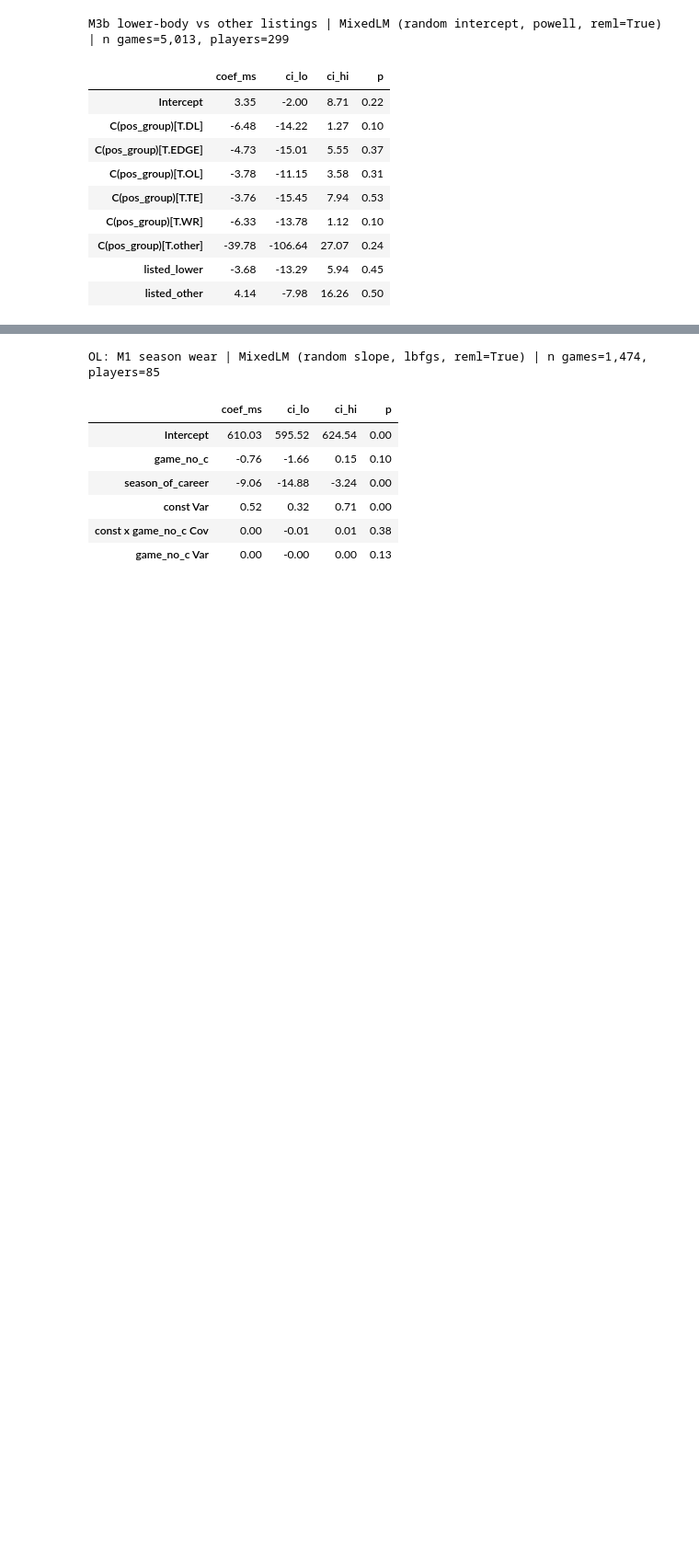
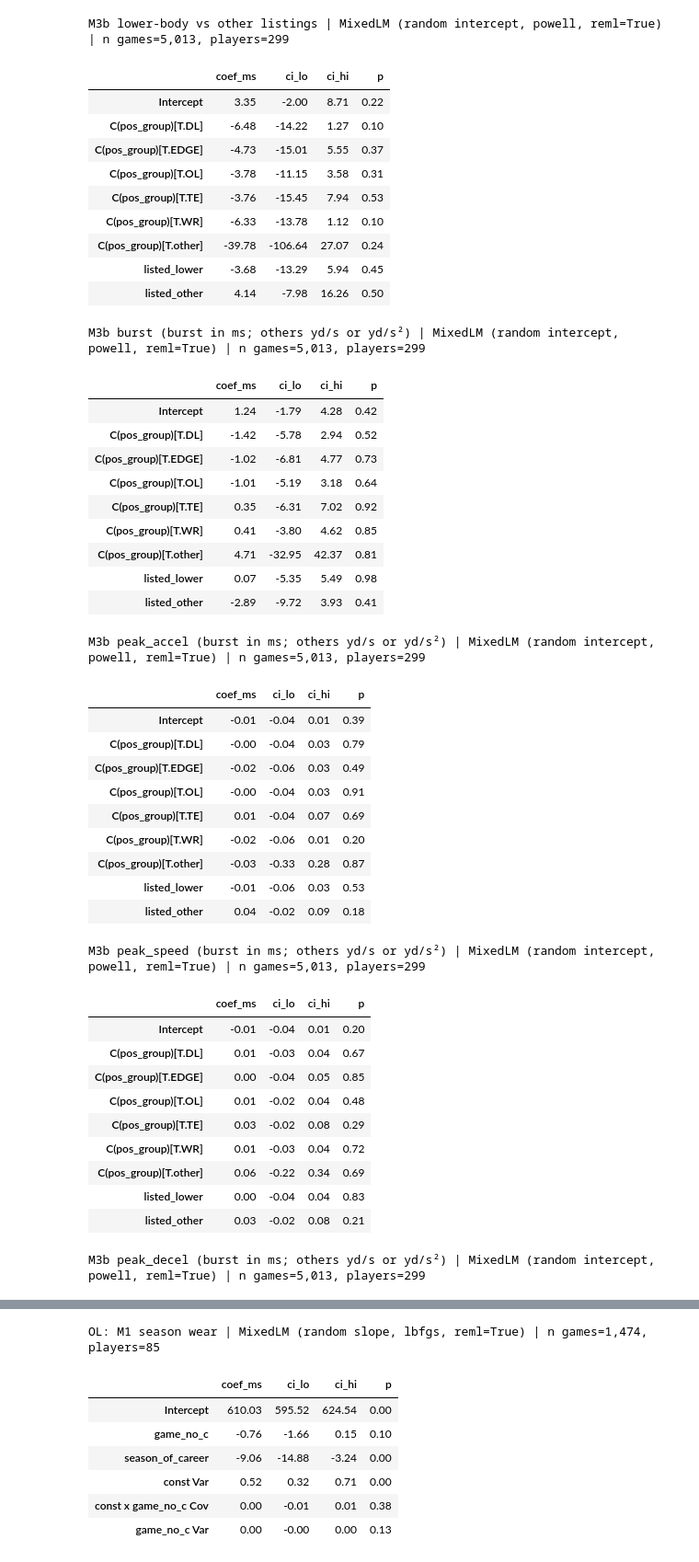
Before and after one commit to Ro-Yadav/USC-NFL-Big-Data-Bowl-2027, a Jupyter notebook: Ben_EDA/bdb2027_getoff_vital_sign.ipynb, the cells around one changed output, grey strips where cells are left out. Shown at 92% size. Cells and saved outputs as stored; diff of their text form; code cells hidden in the pictures; blank space fills up the shorter version.

```diff
--- a/Ben_EDA/bdb2027_getoff_vital_sign.ipynb
+++ b/Ben_EDA/bdb2027_getoff_vital_sign.ipynb
@@ -622,3 +622,42 @@ M3b lower-body vs other listings | MixedLM (random intercept, powell, reml=True)
 | C(pos_group)[T.other] | -39.78 | -106.64 | 27.07 | 0.24 |
 | listed_lower | -3.68 | -13.29 | 5.94 | 0.45 |
 | listed_other | 4.14 | -7.98 | 16.26 | 0.50 |
+# %%
+for mech, scale in [("burst", 1000), ("peak_accel", 1), ("peak_speed", 1), ("peak_decel", 1)]:
+    m[f"dev_{mech}_x"] = m[f"dev_{mech}"] * scale
+    fit(f"dev_{mech}_x", ["listed_lower", "listed_other"], m, f"M3b {mech} (burst in ms; others yd/s or yd/s²)")
+# %% [output]
+M3b burst (burst in ms; others yd/s or yd/s²) | MixedLM (random intercept, powell, reml=True) | n games=5,013, players=299
+|  | coef_ms | ci_lo | ci_hi | p |
+| Intercept | 1.24 | -1.79 | 4.28 | 0.42 |
+| C(pos_group)[T.DL] | -1.42 | -5.78 | 2.94 | 0.52 |
+| C(pos_group)[T.EDGE] | -1.02 | -6.81 | 4.77 | 0.73 |
+| C(pos_group)[T.OL] | -1.01 | -5.19 | 3.18 | 0.64 |
+| C(pos_group)[T.TE] | 0.35 | -6.31 | 7.02 | 0.92 |
+| C(pos_group)[T.WR] | 0.41 | -3.80 | 4.62 | 0.85 |
+| C(pos_group)[T.other] | 4.71 | -32.95 | 42.37 | 0.81 |
+| listed_lower | 0.07 | -5.35 | 5.49 | 0.98 |
+| listed_other | -2.89 | -9.72 | 3.93 | 0.41 |
+M3b peak_accel (burst in ms; others yd/s or yd/s²) | MixedLM (random intercept, powell, reml=True) | n games=5,013, players=299
+|  | coef_ms | ci_lo | ci_hi | p |
+| Intercept | -0.01 | -0.04 | 0.01 | 0.39 |
+| C(pos_group)[T.DL] | -0.00 | -0.04 | 0.03 | 0.79 |
+| C(pos_group)[T.EDGE] | -0.02 | -0.06 | 0.03 | 0.49 |
+| C(pos_group)[T.OL] | -0.00 | -0.04 | 0.03 | 0.91 |
+| C(pos_group)[T.TE] | 0.01 | -0.04 | 0.07 | 0.69 |
+| C(pos_group)[T.WR] | -0.02 | -0.06 | 0.01 | 0.20 |
+| C(pos_group)[T.other] | -0.03 | -0.33 | 0.28 | 0.87 |
+| listed_lower | -0.01 | -0.06 | 0.03 | 0.53 |
+| listed_other | 0.04 | -0.02 | 0.09 | 0.18 |
+M3b peak_speed (burst in ms; others yd/s or yd/s²) | MixedLM (random intercept, powell, reml=True) | n games=5,013, players=299
+|  | coef_ms | ci_lo | ci_hi | p |
+| Intercept | -0.01 | -0.04 | 0.01 | 0.20 |
+| C(pos_group)[T.DL] | 0.01 | -0.03 | 0.04 | 0.67 |
+| C(pos_group)[T.EDGE] | 0.00 | -0.04 | 0.05 | 0.85 |
+| C(pos_group)[T.OL] | 0.01 | -0.02 | 0.04 | 0.48 |
+| C(pos_group)[T.TE] | 0.03 | -0.02 | 0.08 | 0.29 |
+| C(pos_group)[T.WR] | 0.01 | -0.03 | 0.04 | 0.72 |
+| C(pos_group)[T.other] | 0.06 | -0.22 | 0.34 | 0.69 |
+| listed_lower | 0.00 | -0.04 | 0.04 | 0.83 |
+| listed_other | 0.03 | -0.02 | 0.08 | 0.21 |
+M3b peak_decel (burst in ms; others yd/s or yd/s²) | MixedLM (random intercept, powell, reml=True) | n games=5,013, players=299
```
Also changed, not shown: parts of 3 cells of this notebook, 2 other files.
